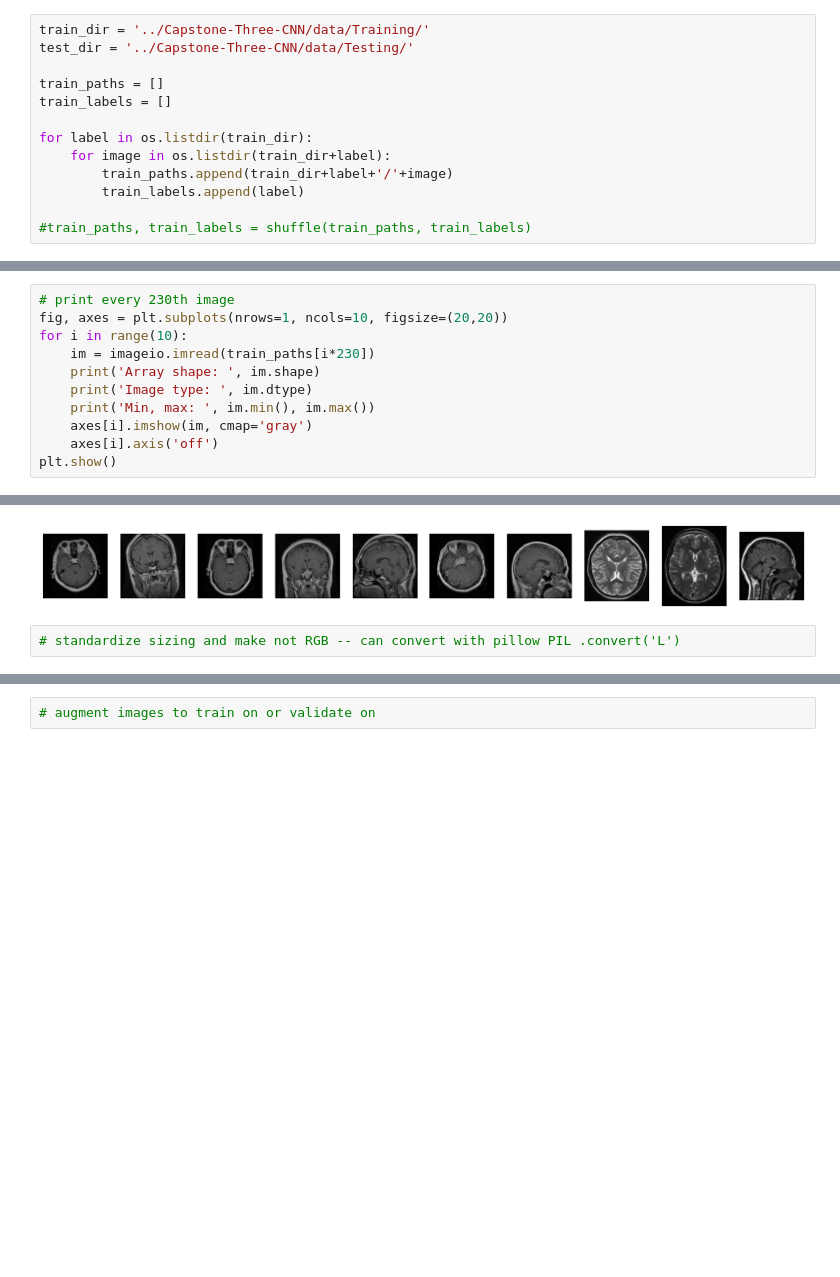
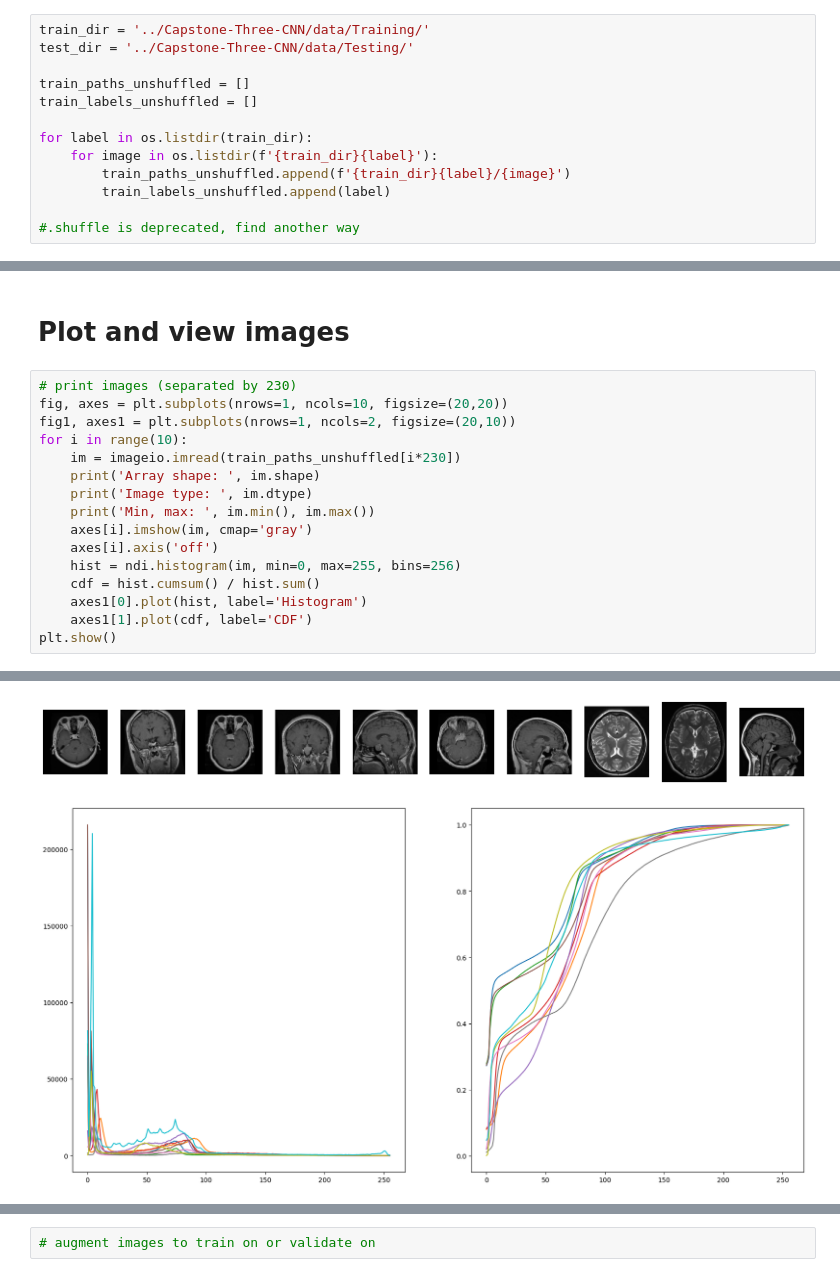
Before and after one commit to phebecarlson/Capstone-Three-CNN, a Jupyter notebook: Brain Tumor Dataset Wrangling.ipynb, the cells around one changed output, grey strips where cells are left out. Drawn from its saved outputs; the diff is of its cells as text; blank space fills up the shorter version.

```diff
--- a/Brain Tumor Dataset Wrangling.ipynb
+++ b/Brain Tumor Dataset Wrangling.ipynb
@@ -10,12 +14,12 @@ import os
 train_dir = '../Capstone-Three-CNN/data/Training/'
 test_dir = '../Capstone-Three-CNN/data/Testing/'
 
-train_paths = []
-train_labels = []
+train_paths_unshuffled = []
+train_labels_unshuffled = []
 
 for label in os.listdir(train_dir):
-    for image in os.listdir(train_dir+label):
-        train_paths.append(train_dir+label+'/'+image)
-        train_labels.append(label)
+    for image in os.listdir(f'{train_dir}{label}'):
+        train_paths_unshuffled.append(f'{train_dir}{label}/{image}')
+        train_labels_unshuffled.append(label)
 
-#train_paths, train_labels = shuffle(train_paths, train_labels)
+#.shuffle is deprecated, find another way
@@ -34,32 +82,38 @@ Counter({'pituitary': 1457,
+# %% [markdown]
+# Plot and view images
 # %%
-# print every 230th image
+# print images (separated by 230)
 fig, axes = plt.subplots(nrows=1, ncols=10, figsize=(20,20))
+fig1, axes1 = plt.subplots(nrows=1, ncols=2, figsize=(20,10))
 for i in range(10):
-    im = imageio.imread(train_paths[i*230])
+    im = imageio.imread(train_paths_unshuffled[i*230])
     print('Array shape: ', im.shape)
     print('Image type: ', im.dtype)
     print('Min, max: ', im.min(), im.max())
     axes[i].imshow(im, cmap='gray')
     axes[i].axis('off')
+    hist = ndi.histogram(im, min=0, max=255, bins=256)
+    cdf = hist.cumsum() / hist.sum()
+    axes1[0].plot(hist, label='Histogram')
+    axes1[1].plot(cdf, label='CDF')
 plt.show()
 # %% [output]
 Array shape:  (512, 512, 3)
 Image type:  uint8
 Min, max:  0 252
 Array shape:  (512, 512, 3)
 Image type:  uint8
 Min, max:  0 255
 Array shape:  (512, 512)
 Image type:  uint8
 Min, max:  0 253
 Array shape:  (512, 512, 3)
 Image type:  uint8
 Min, max:  0 255
 ... (14 lines left out)
 Min, max:  0 248
 Array shape:  (781, 733, 3)
 Image type:  uint8
 Min, max:  0 255
 [figure]
+[figure, added]
-# %%
-# standardize sizing and make not RGB -- can convert with pillow PIL .convert('L')
```
Also changed, not shown: parts of 20 cells of this notebook.
